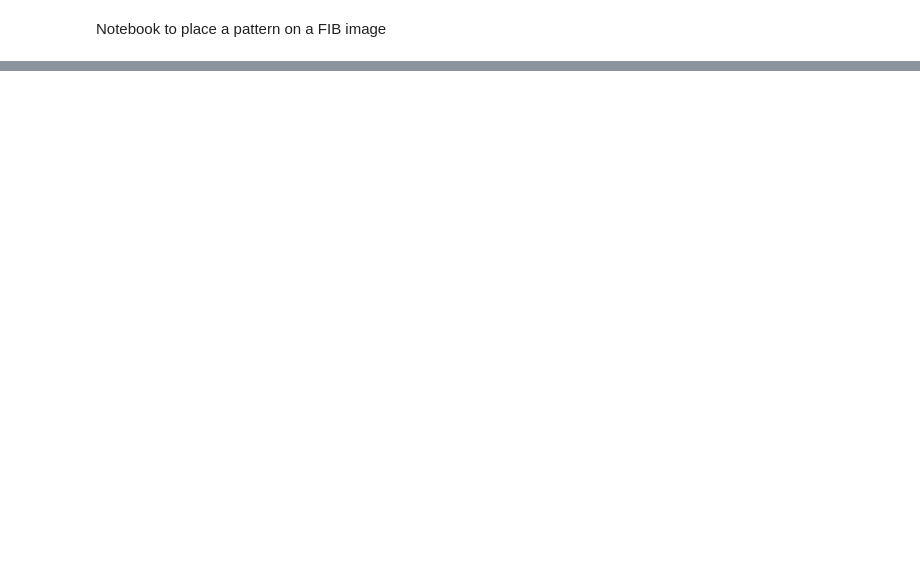
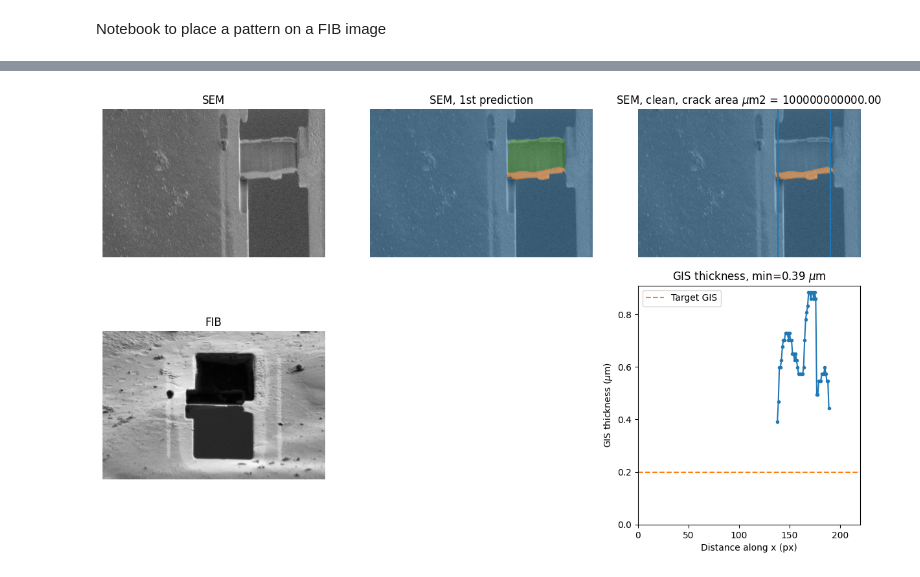
Before and after one commit to rosalindfranklininstitute/adaptive_milling, a Jupyter notebook: src/adaptive_polish/scripts/pattern_placement.ipynb, the cells around one changed output, grey strips where cells are left out. Cells and saved outputs as stored; diff of their text form; code cells hidden in the pictures; blank space fills up the shorter version.

```diff
--- a/src/adaptive_polish/scripts/pattern_placement.ipynb
+++ b/src/adaptive_polish/scripts/pattern_placement.ipynb
@@ -66,0 +71,19 @@ fig = draw_milling_patterns(ib_image, stages)
+# %%
+# Find the lamella width based on SEM image segmentation
+prediction = gm.segment(eb_image.data)
+clean_prediction = gm.clean_prediction(prediction=prediction, pixel_size_m=PIXEL_SIZE_M)
+gis_thickness_m, xlims = gm.measure_GIS(mask_gis_clean=clean_prediction, window_size_m=1e-7, pixel_size_m=PIXEL_SIZE_M)
+gm.milling_cycle_plot(
+    sem_image=eb_image.data,
+    first_prediction=prediction,
+    clean_prediction=clean_prediction,
+    fib_image=ib_image.data,
+    gis_thickness_m=gis_thickness_m,
+    gis_stop_m=2e-7,
+    crack_area_m2=0.1,
+    xlims=xlims,
+    fib_screenshot=None,  # need to figure out how to pass this to plot,
+    )
+lamella_width = (xlims[1] - xlims[0]) * PIXEL_SIZE_M
+print(f"Lamella width is {lamella_width} m")
+# %% [output]
@@ -67,3 +97,4 @@ fig = draw_milling_patterns(ib_image, stages)
+[figure, added]
 # %%
 # Place pattern on image from edited pattern
 ap_milling_protocol = deepcopy(settings.protocol["milling"]["lamella"]["stages"][-1])
```
Also changed, not shown: parts of 8 cells of this notebook, 1 other file.
